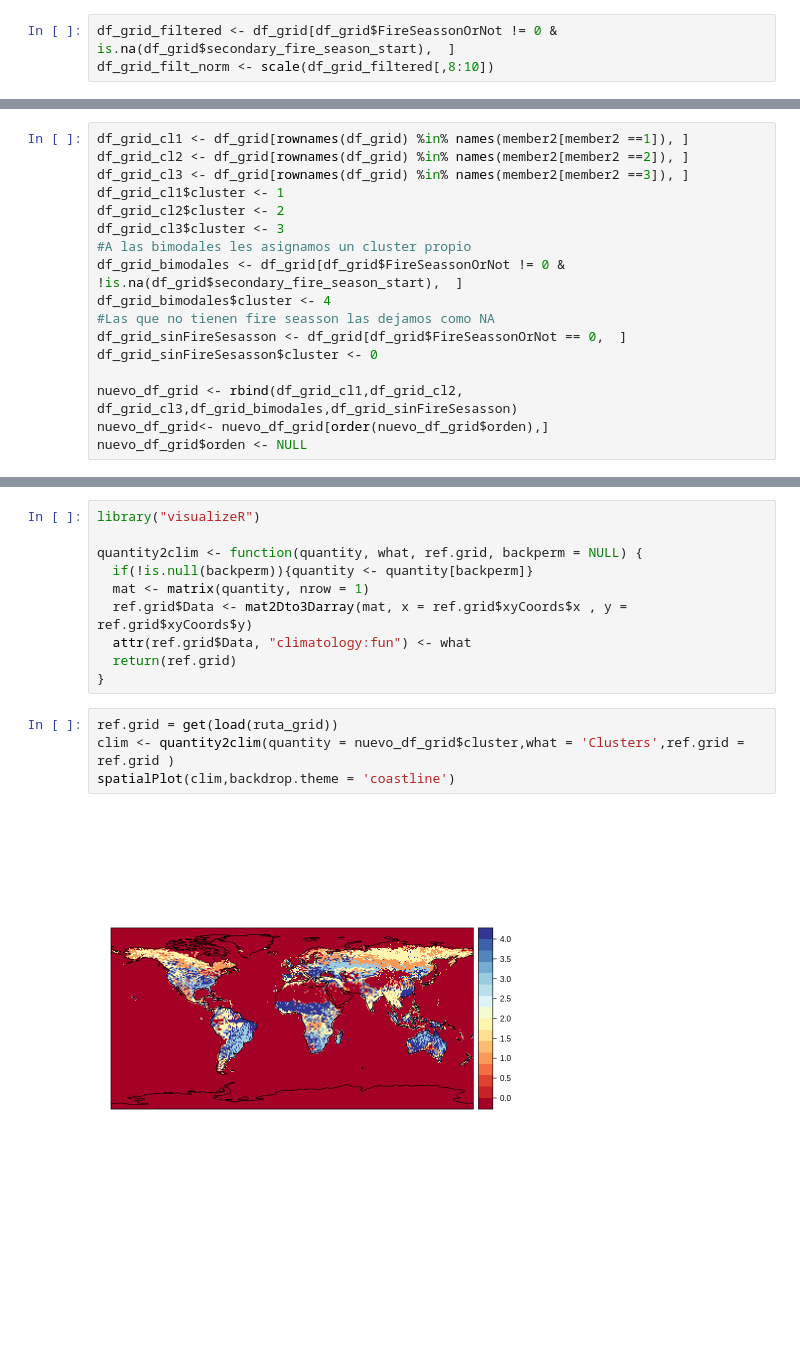
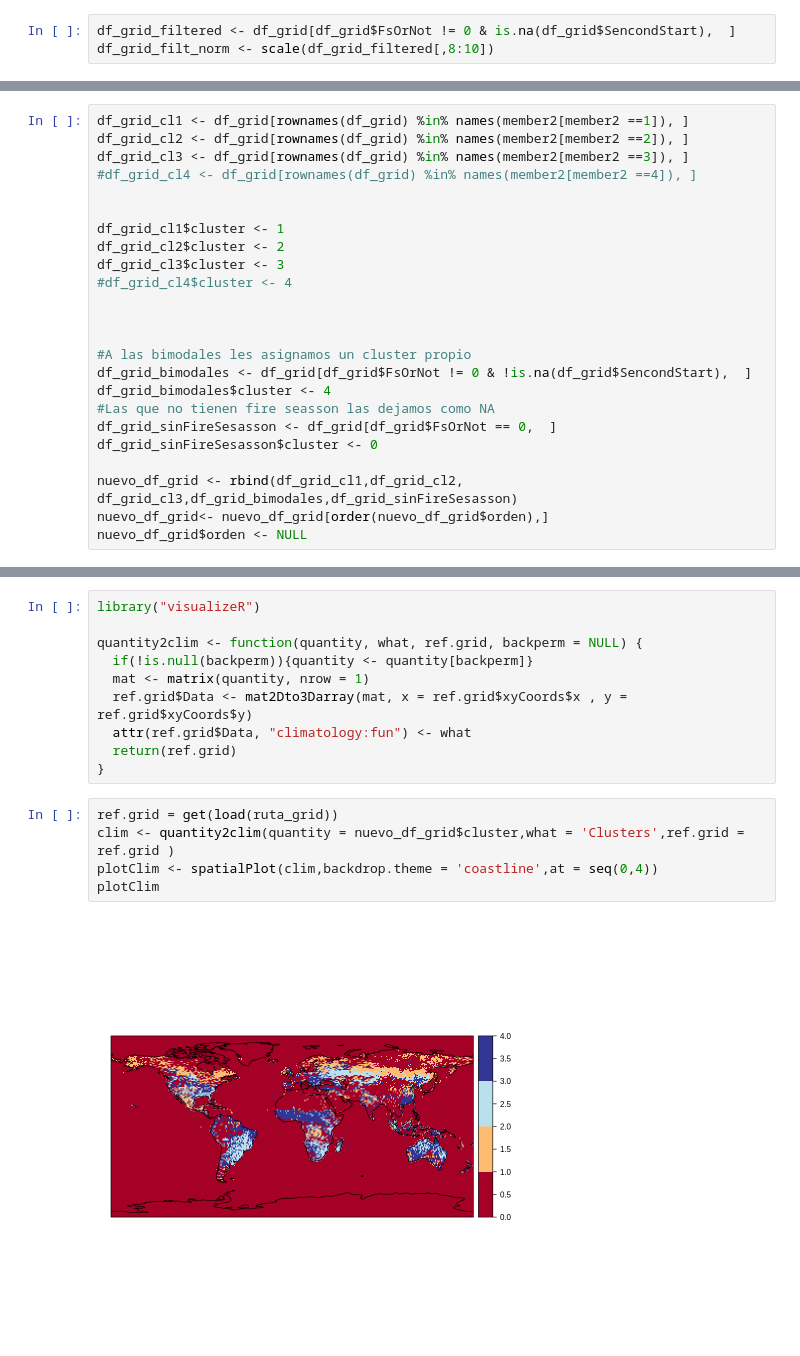
Before and after one commit to delatorre96/Development-of-a-multi-resolution-fire-season-database-on-a-global-scale, a Jupyter notebook: 5.Estudio/Clusterización.ipynb, the cells around one changed output, grey strips where cells are left out. Drawn from its saved outputs; the diff is of its cells as text; blank space fills up the shorter version.

```diff
--- a/5.Estudio/Clusterización.ipynb
+++ b/5.Estudio/Clusterización.ipynb
@@ -20,7 +21,7 @@ ruta_grid = '../1.Upscaling/upscaling_ba/ba_grid_1.Rdata'
 df_grid <- get(load(ruta))
 df_grid$orden <- seq(1,nrow(df_grid))
 # %%
-df_grid_filtered <- df_grid[df_grid$FireSeassonOrNot != 0 & is.na(df_grid$secondary_fire_season_start),  ]
+df_grid_filtered <- df_grid[df_grid$FsOrNot != 0 & is.na(df_grid$SencondStart),  ]
 df_grid_filt_norm <- scale(df_grid_filtered[,8:10])
 # %%
 wss <- (nrow(df_grid_filt_norm)-1)*sum(apply(df_grid_filt_norm,2,var))
@@ -60,14 +62,21 @@ member2
 df_grid_cl1 <- df_grid[rownames(df_grid) %in% names(member2[member2 ==1]), ]
 df_grid_cl2 <- df_grid[rownames(df_grid) %in% names(member2[member2 ==2]), ]
 df_grid_cl3 <- df_grid[rownames(df_grid) %in% names(member2[member2 ==3]), ]
+#df_grid_cl4 <- df_grid[rownames(df_grid) %in% names(member2[member2 ==4]), ]
+
+
 df_grid_cl1$cluster <- 1
 df_grid_cl2$cluster <- 2
 df_grid_cl3$cluster <- 3
+#df_grid_cl4$cluster <- 4
+
+
+
 #A las bimodales les asignamos un cluster propio
-df_grid_bimodales <- df_grid[df_grid$FireSeassonOrNot != 0 & !is.na(df_grid$secondary_fire_season_start),  ]
+df_grid_bimodales <- df_grid[df_grid$FsOrNot != 0 & !is.na(df_grid$SencondStart),  ]
 df_grid_bimodales$cluster <- 4
 #Las que no tienen fire seasson las dejamos como NA
-df_grid_sinFireSesasson <- df_grid[df_grid$FireSeassonOrNot == 0,  ]
+df_grid_sinFireSesasson <- df_grid[df_grid$FsOrNot == 0,  ]
 df_grid_sinFireSesasson$cluster <- 0
 
 nuevo_df_grid <- rbind(df_grid_cl1,df_grid_cl2, df_grid_cl3,df_grid_bimodales,df_grid_sinFireSesasson)
@@ -88,6 +97,7 @@ quantity2clim <- function(quantity, what, ref.grid, backperm = NULL) {
 # %%
 ref.grid = get(load(ruta_grid))
 clim <- quantity2clim(quantity = nuevo_df_grid$cluster,what = 'Clusters',ref.grid = ref.grid )
-spatialPlot(clim,backdrop.theme = 'coastline')
+plotClim <- spatialPlot(clim,backdrop.theme = 'coastline',at = seq(0,4))
+plotClim
 # %% [output]
-[figure, old version]
+[figure, new version]
```
Also changed, not shown: parts of 8 cells of this notebook, 4 other files.
